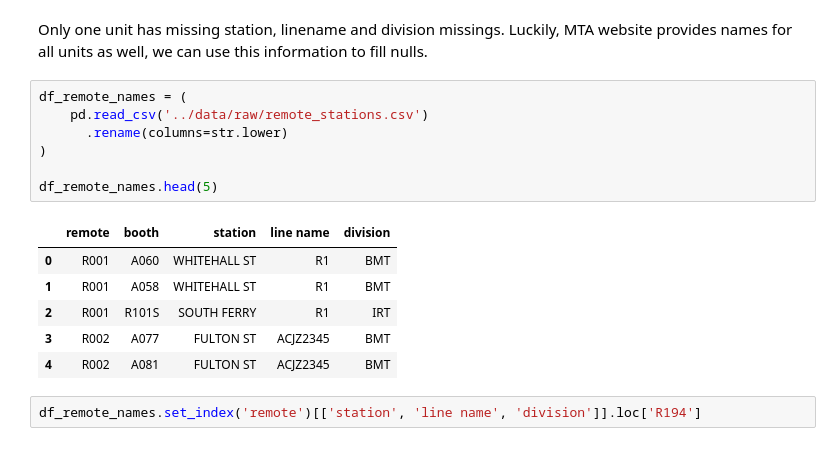
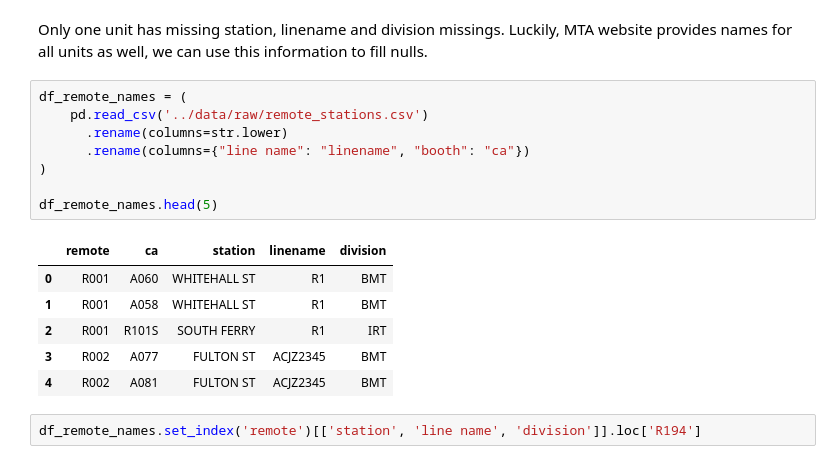
Before and after one commit to vtoliveira/nyc-metro-forecast, a Jupyter notebook: notebooks/00-exploratory-data-analysis.ipynb, the cells around one changed output. Cells and saved outputs as stored; diff of their text form.

```diff
--- a/notebooks/00-exploratory-data-analysis.ipynb
+++ b/notebooks/00-exploratory-data-analysis.ipynb
@@ -147,12 +165,13 @@ Only one unit has missing station, linename and division missings. Luckily, MTA
 # %%
 df_remote_names = (
     pd.read_csv('../data/raw/remote_stations.csv')
       .rename(columns=str.lower)
+      .rename(columns={"line name": "linename", "booth": "ca"})
 )
 
 df_remote_names.head(5)
 # %% [output]
-|  | remote | booth | station | line name | division |
+|  | remote | ca | station | linename | division |
 | 0 | R001 | A060 | WHITEHALL ST | R1 | BMT |
 | 1 | R001 | A058 | WHITEHALL ST | R1 | BMT |
 | 2 | R001 | R101S | SOUTH FERRY | R1 | IRT |
```
Also changed, not shown: parts of 82 cells of this notebook, 5 other files.
